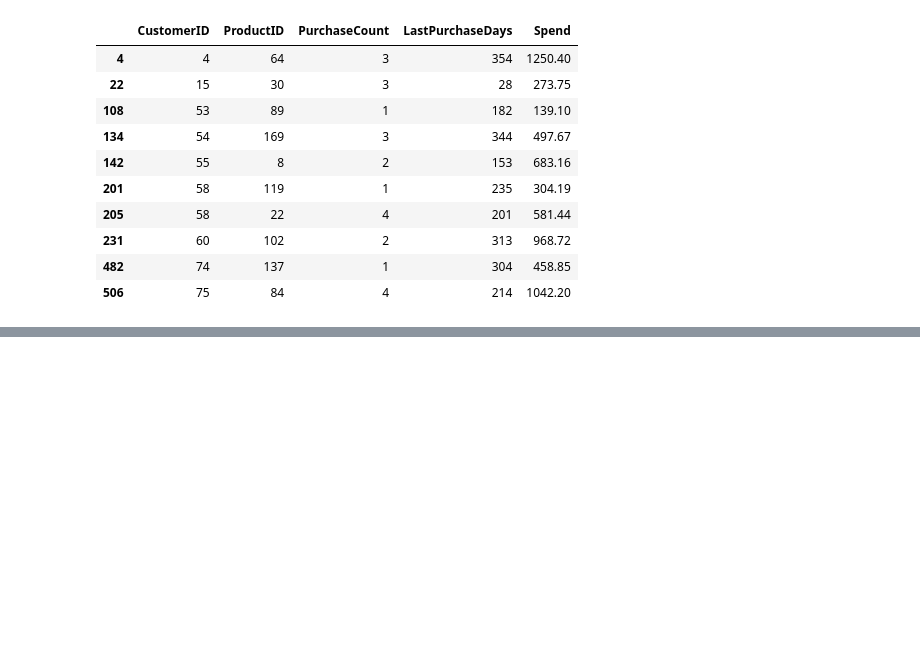
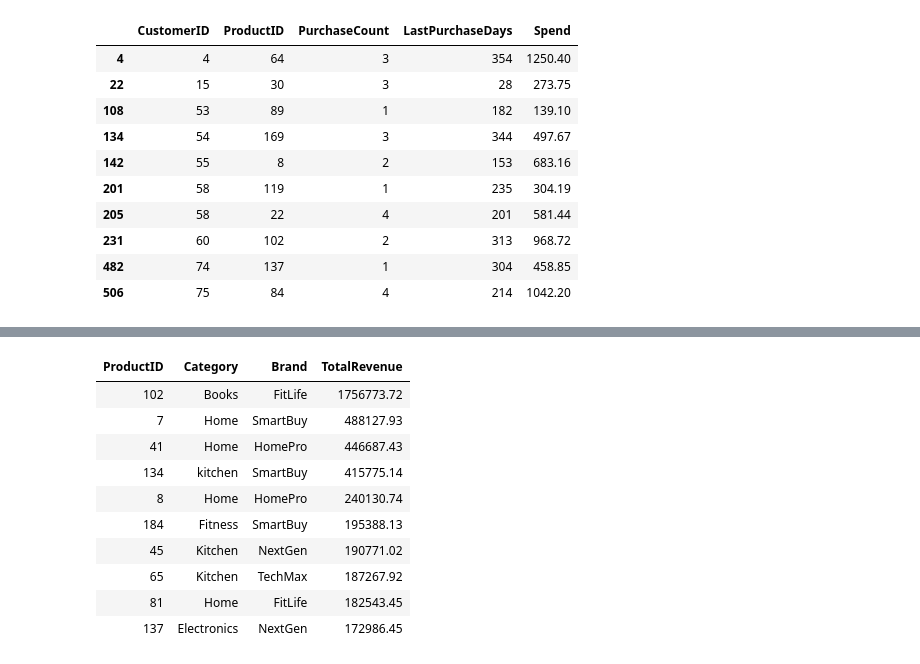
Before and after one commit to n00230352/DataAnalyticsForBusiness, a Jupyter notebook: Task2.ipynb, the cells around one changed output, grey strips where cells are left out. Drawn from its saved outputs; the diff is of its cells as text; code cells hidden in the pictures; blank space fills up the shorter version.

```diff
--- a/Task2.ipynb
+++ b/Task2.ipynb
@@ -126,0 +258,26 @@ transactions_df[transactions_df.duplicated(keep=False)].head(10)
+# %%
+top_10_products = (
+    merged_df.groupby(["ProductID", "Category", "Brand"], as_index=False)["Spend"]
+    .sum()
+    .rename(columns={"Spend": "TotalRevenue"})
+    .sort_values("TotalRevenue", ascending=False)
+    .head(10)
+)
+
+display(
+    top_10_products.style
+    .hide(axis="index")
+    .format({"TotalRevenue": "{:.2f}"})
+)
+# %% [output]
+| ProductID | Category | Brand | TotalRevenue |
+| 102 | Books | FitLife | 1756773.72 |
+| 7 | Home | SmartBuy | 488127.93 |
+| 41 | Home | HomePro | 446687.43 |
+| 134 | kitchen | SmartBuy | 415775.14 |
+| 8 | Home | HomePro | 240130.74 |
+| 184 | Fitness | SmartBuy | 195388.13 |
+| 45 | Kitchen | NextGen | 190771.02 |
+| 65 | Kitchen | TechMax | 187267.92 |
+| 81 | Home | FitLife | 182543.45 |
+| 137 | Electronics | NextGen | 172986.45 |
```
Also changed, not shown: parts of 21 cells of this notebook.
